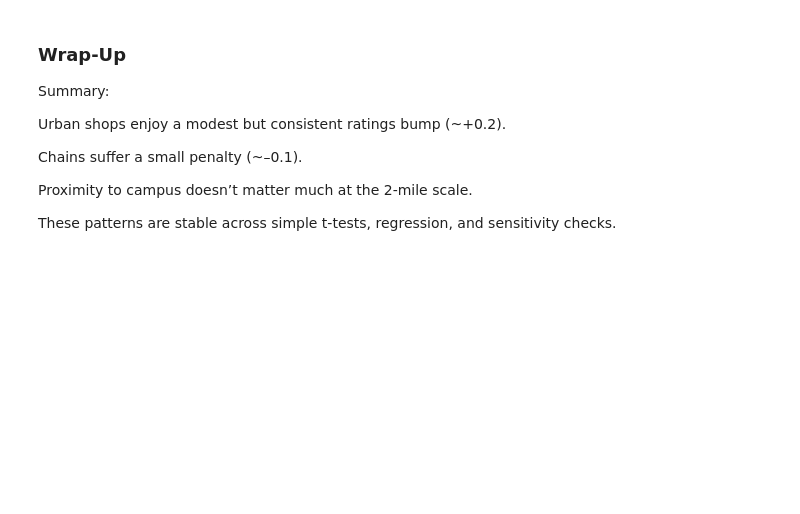
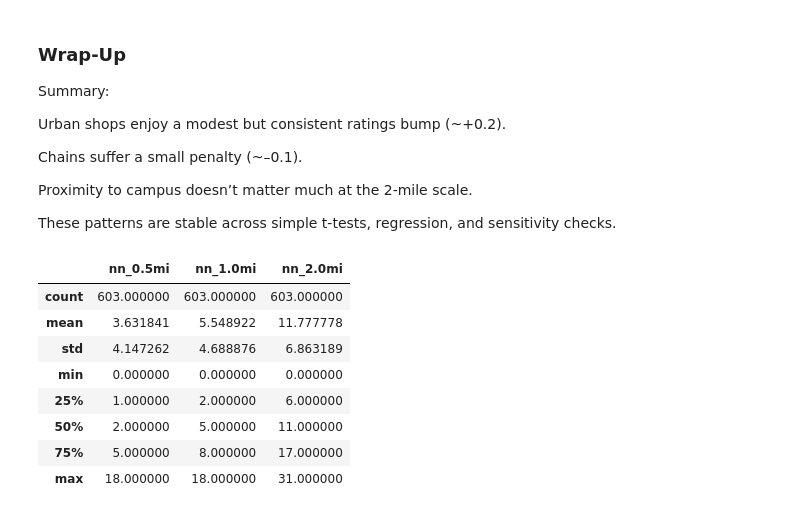
Before and after one commit to alishlish/boba-eda-starter, a Jupyter notebook: notebooks/eda.ipynb, the cells around one changed output. Cells and saved outputs as stored; diff of their text form; code cells hidden in the pictures; blank space fills up the shorter version.

```diff
--- a/notebooks/eda.ipynb
+++ b/notebooks/eda.ipynb
@@ -821,3 +821,40 @@ Chains suffer a small penalty (~–0.1).
 Proximity to campus doesn’t matter much at the 2-mile scale.
 
 These patterns are stable across simple t-tests, regression, and sensitivity checks.
+# %%
+# --- Nearest-neighbor density features (robust) ---
+from sklearn.neighbors import BallTree
+import numpy as np
+
+# 0) pick the correct lon col once
+lon_col = "lon" if "lon" in df.columns else "long"
+
+# 1) drop rows with missing coords for the tree; keep an index mask to map back
+coord_mask = df[["lat", lon_col]].notna().all(axis=1)
+coords_deg = df.loc[coord_mask, ["lat", lon_col]].to_numpy()
+
+# 2) build BallTree in radians (haversine)
+R_MI = 3959.0
+to_rad = np.deg2rad
+tree = BallTree(to_rad(coords_deg), metric="haversine")
+
+# 3) query radii (miles -> radians), count neighbors, map back to full df
+radii_mi = [0.5, 1.0, 2.0]
+for mi in radii_mi:
+    rad = mi / R_MI
+    counts = tree.query_radius(to_rad(coords_deg), r=rad, count_only=True) - 1  # exclude self
+    col = f"nn_{mi}mi"
+    df[col] = 0  # default for rows without coords
+    df.loc[coord_mask, col] = counts
+
+df[["nn_0.5mi", "nn_1.0mi", "nn_2.0mi"]].describe()
+# %% [output]
+|  | nn_0.5mi | nn_1.0mi | nn_2.0mi |
+| count | 603.000000 | 603.000000 | 603.000000 |
+| mean | 3.631841 | 5.548922 | 11.777778 |
+| std | 4.147262 | 4.688876 | 6.863189 |
+| min | 0.000000 | 0.000000 | 0.000000 |
+| 25% | 1.000000 | 2.000000 | 6.000000 |
+| 50% | 2.000000 | 5.000000 | 11.000000 |
+| 75% | 5.000000 | 8.000000 | 17.000000 |
+| max | 18.000000 | 18.000000 | 31.000000 |
```
Also changed, not shown: parts of 5 cells of this notebook.
